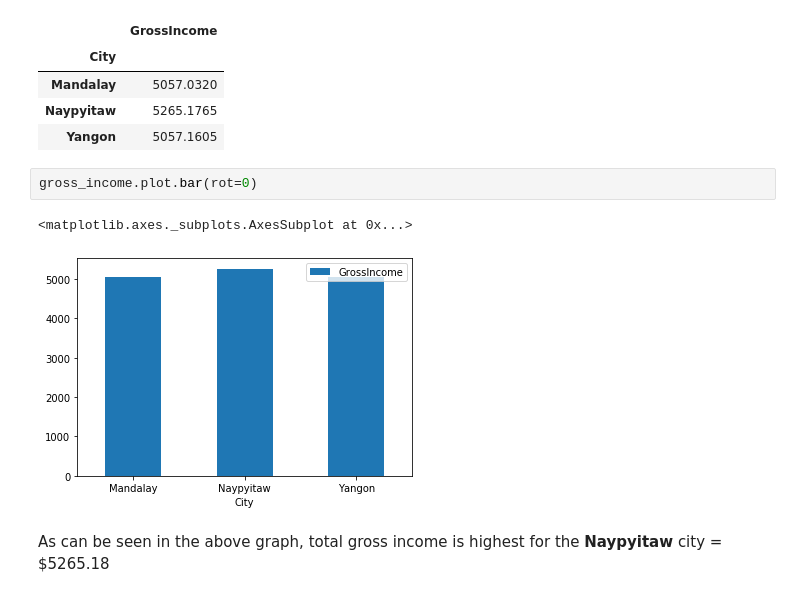
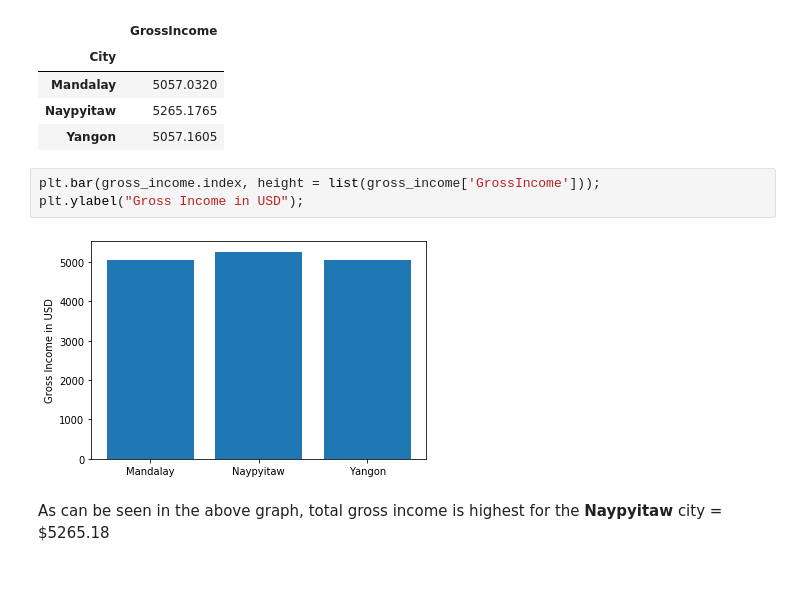
Before and after one commit to smyskar-lab/supermarket, a Jupyter notebook: supermarket_data blog.ipynb, the cells around one changed output. Cells and saved outputs as stored; diff of their text form.

```diff
--- a/supermarket_data blog.ipynb
+++ b/supermarket_data blog.ipynb
@@ -53,11 +95,11 @@ gross_income
 | Mandalay | 5057.0320 |
 | Naypyitaw | 5265.1765 |
 | Yangon | 5057.1605 |
-# %%
-gross_income.plot.bar(rot=0)
-# %% [output]
-<matplotlib.axes._subplots.AxesSubplot at 0x...>
-[figure, removed]
+# %%
+plt.bar(gross_income.index, height = list(gross_income['GrossIncome']));
+plt.ylabel("Gross Income in USD");
+# %% [output]
+[figure, added]
 # %% [markdown]
 As can be seen in the above graph, total gross income is highest for the **Naypyitaw** city = $5265.18
 # %% [markdown]
```
Also changed, not shown: parts of 40 cells of this notebook.
